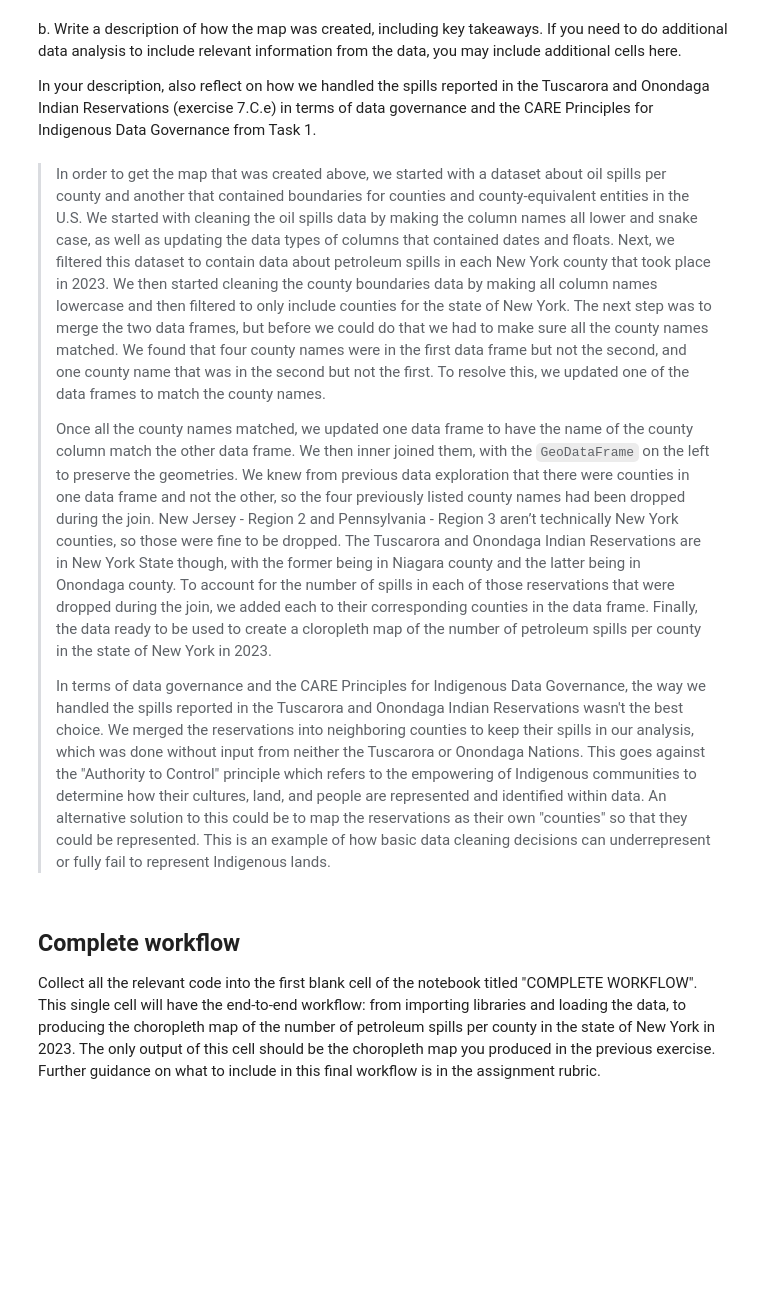
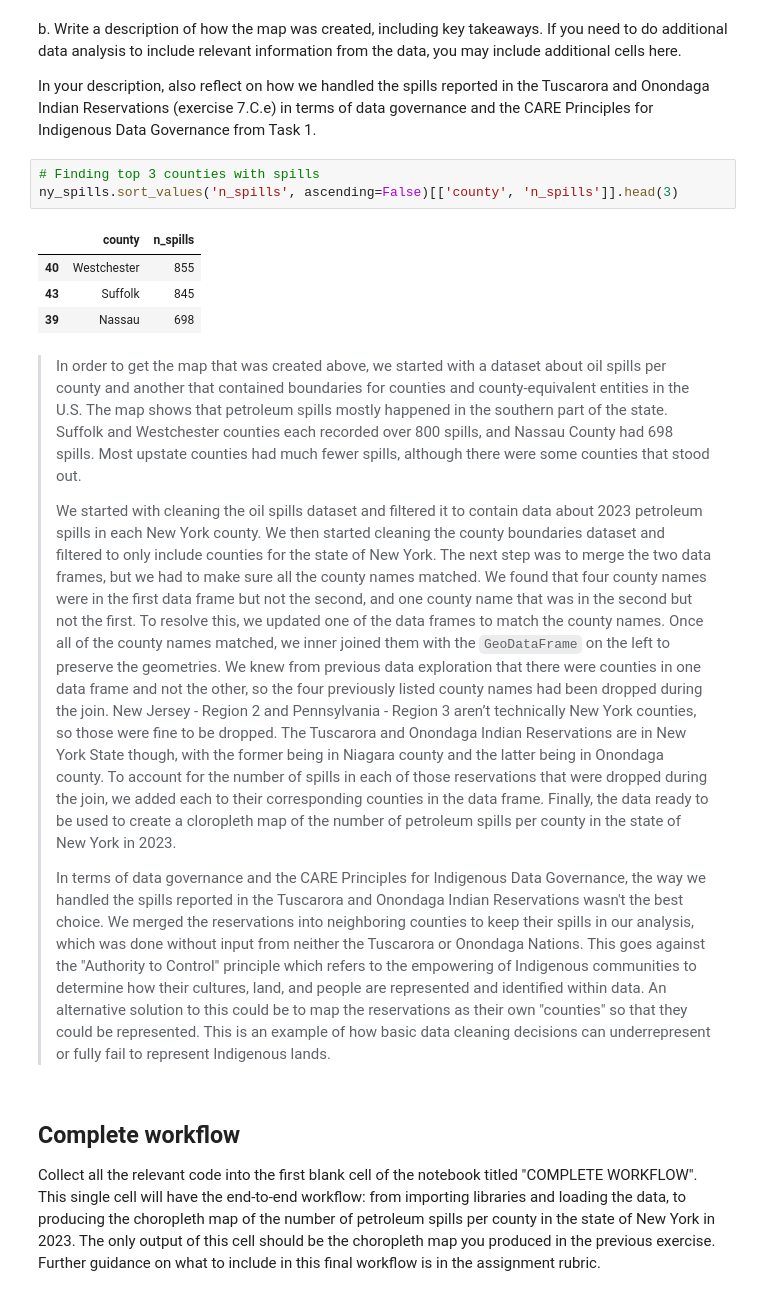
Before and after one commit to karolinasienko/eds220-hwk3, a Jupyter notebook: hwk3-task2-spills.ipynb, the cells around one changed output. Saved outputs shown, nothing was run; the diff lists cells and outputs as text; blank space fills up the shorter version.

```diff
--- a/hwk3-task2-spills.ipynb
+++ b/hwk3-task2-spills.ipynb
@@ -755,10 +762,18 @@ plt.show()
 b. Write a description of how the map was created, including key takeaways. If you need to do additional data analysis to include relevant information from the data, you may include additional cells here.
 
 In your description, also reflect on how we handled the spills reported in the Tuscarora and Onondaga Indian Reservations (exercise 7.C.e) in terms of data governance and the CARE Principles for Indigenous Data Governance from Task 1.
+# %%
+# Finding top 3 counties with spills
+ny_spills.sort_values('n_spills', ascending=False)[['county', 'n_spills']].head(3)
+# %% [output]
+|  | county | n_spills |
+| 40 | Westchester | 855 |
+| 43 | Suffolk | 845 |
+| 39 | Nassau | 698 |
 # %% [markdown]
-> In order to get the map that was created above, we started with a dataset about oil spills per county and another that contained boundaries for counties and county-equivalent entities in the U.S. We started with cleaning the oil spills data by making the column names all lower and snake case, as well as updating the data types of columns that contained dates and floats. Next, we filtered this dataset to contain data about petroleum spills in each New York county that took place in 2023. We then started cleaning the county boundaries data by making all column names lowercase and then filtered to only include counties for the state of New York. The next step was to merge the two data frames, but before we could do that we had to make sure all the county names matched. We found that four county names were in the first data frame but not the second, and one county name that was in the second but not the first. To resolve this, we updated one of the data frames to match the county names.
+> In order to get the map that was created above, we started with a dataset about oil spills per county and another that contained boundaries for counties and county-equivalent entities in the U.S. The map shows that petroleum spills mostly happened in the southern part of the state. Suffolk and Westchester counties each recorded over 800 spills, and Nassau County had 698 spills. Most upstate counties had much fewer spills, although there were some counties that stood out.
 >
-> Once all the county names matched, we updated one data frame to have the name of the county column match the other data frame. We then inner joined them, with the `GeoDataFrame` on the left to preserve the geometries. We knew from previous data exploration that there were counties in one data frame and not the other, so the four previously listed county names had been dropped during the join. New Jersey - Region 2 and Pennsylvania - Region 3 aren’t technically New York counties, so those were fine to be dropped. The Tuscarora and Onondaga Indian Reservations are in New York State though, with the former being in Niagara county and the latter being in Onondaga county. To account for the number of spills in each of those reservations that were dropped during the join, we added each to their corresponding counties in the data frame. Finally, the data ready to be used to create a cloropleth map of the number of petroleum spills per county in the state of New York in 2023.
+> We started with cleaning the oil spills dataset and filtered it to contain data about 2023 petroleum spills in each New York county. We then started cleaning the county boundaries dataset and filtered to only include counties for the state of New York. The next step was to merge the two data frames, but we had to make sure all the county names matched. We found that four county names were in the first data frame but not the second, and one county name that was in the second but not the first. To resolve this, we updated one of the data frames to match the county names. Once all of the county names matched, we inner joined them with the `GeoDataFrame` on the left to preserve the geometries. We knew from previous data exploration that there were counties in one data frame and not the other, so the four previously listed county names had been dropped during the join. New Jersey - Region 2 and Pennsylvania - Region 3 aren’t technically New York counties, so those were fine to be dropped. The Tuscarora and Onondaga Indian Reservations are in New York State though, with the former being in Niagara county and the latter being in Onondaga county. To account for the number of spills in each of those reservations that were dropped during the join, we added each to their corresponding counties in the data frame. Finally, the data ready to be used to create a cloropleth map of the number of petroleum spills per county in the state of New York in 2023.
 >
 > In terms of data governance and the CARE Principles for Indigenous Data Governance, the way we handled the spills reported in the Tuscarora and Onondaga Indian Reservations wasn't the best choice. We merged the reservations into neighboring counties to keep their spills in our analysis, which was done without input from neither the Tuscarora or Onondaga Nations. This goes against the "Authority to Control" principle which refers to the empowering of Indigenous communities to determine how their cultures, land, and people are represented and identified within data. An alternative solution to this could be to map the reservations as their own "counties" so that they could be represented. This is an example of how basic data cleaning decisions can underrepresent or fully fail to represent Indigenous lands.
 # %% [markdown]
```
Also changed, not shown: parts of 5 cells of this notebook.
